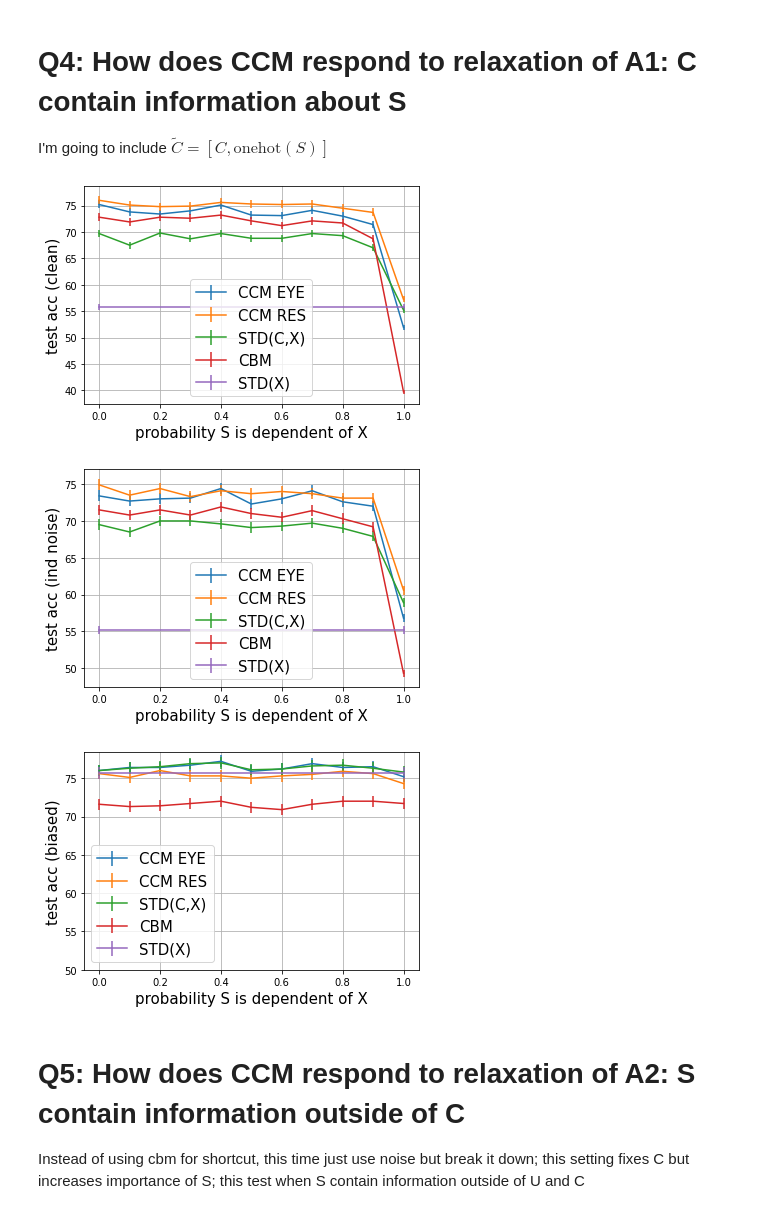
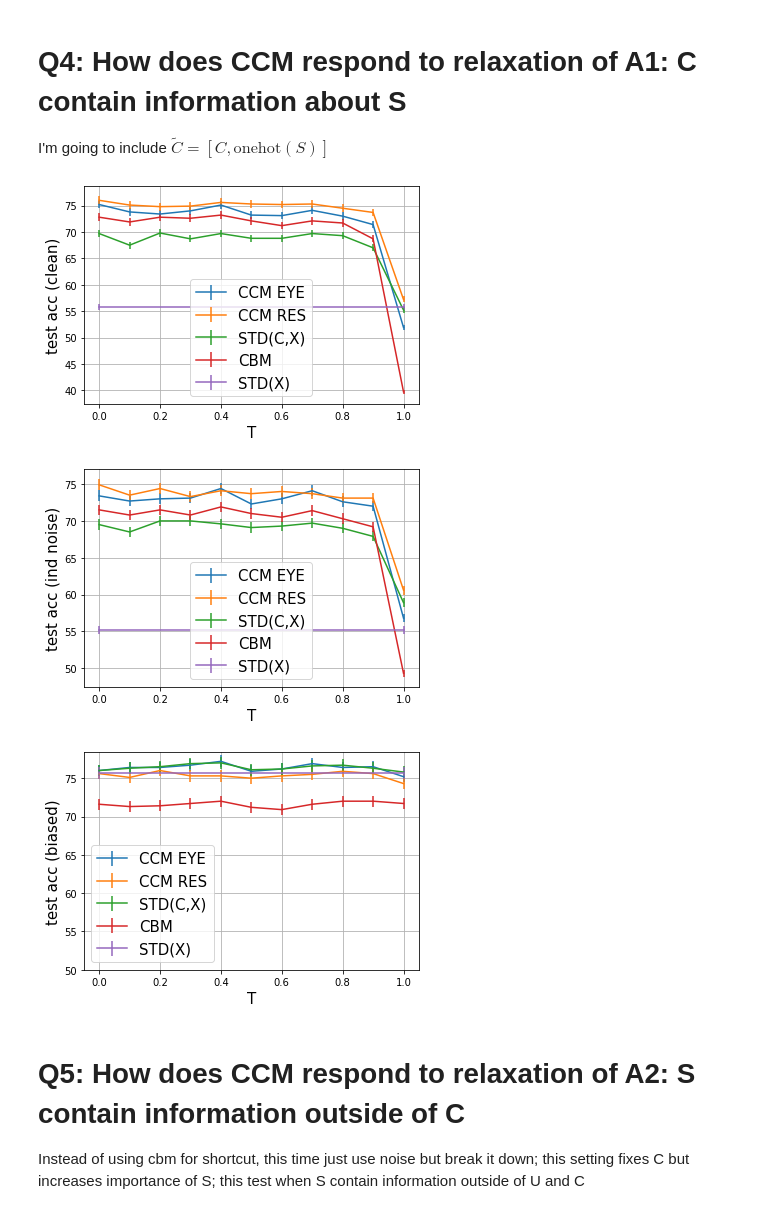
Before and after one commit to nathanwang000/ConceptCredibleModel, a Jupyter notebook: notebooks/Q4_Q5.ipynb, the cells around one changed output. Cells and saved outputs as stored; diff of their text form; code cells hidden in the pictures.

```diff
--- a/notebooks/Q4_Q5.ipynb
+++ b/notebooks/Q4_Q5.ipynb
@@ -107,7 +107,7 @@ def plot_d_noise(d, dim=0, label=None):
     yerr = list(zip(*[get_error(a/100.0) for a in y]))
     plt.errorbar(x, y, yerr=yerr, label=label)
 
-xlabel = "probability S is dependent of X"
+xlabel = "T" #"probability S is dependent of X"
 
 plot_d_noise(perf_dict_eye, 0, "CCM EYE")
 plot_d_noise(perf_dict_ccmr, 0, "CCM RES")
@@ -119,36 +119,36 @@ plt.xlabel(xlabel, fontsize=15)
 plt.legend(fontsize=15)
 plt.grid()
 plt.savefig('figures/clean_t_cub.png')
 plt.show()
 
 plot_d_noise(perf_dict_eye, 1, "CCM EYE")
 plot_d_noise(perf_dict_ccmr, 1, "CCM RES")
 plot_d_noise(perf_dict_stdcx, 1, "STD(C,X)")
 plot_d_noise(perf_dict_cbm, 1, "CBM")
 plot_d_noise(perf_dict_stdx, 1, "STD(X)")
 plt.ylabel('test acc (ind noise)', fontsize=15)
 plt.xlabel(xlabel, fontsize=15)
 plt.legend(fontsize=15)
 plt.grid()
 plt.savefig('figures/ind_t_cub.png')
 plt.show()
 
 plot_d_noise(perf_dict_eye, 2, "CCM EYE")
 plot_d_noise(perf_dict_ccmr, 2, "CCM RES")
 plot_d_noise(perf_dict_stdcx, 2, "STD(C,X)")
 plot_d_noise(perf_dict_cbm, 2, "CBM")
 plot_d_noise(perf_dict_stdx, 2, "STD(X)")
 plt.ylabel('test acc (biased)', fontsize=15)
 plt.xlabel(xlabel, fontsize=15)
 plt.legend(fontsize=15)
 plt.ylim(50)
 plt.grid()
 plt.savefig('figures/bias_t_cub.png')
 plt.show()
 # %% [output]
-[figure, old version]
+[figure, new version]
-[figure, old version]
+[figure, new version]
-[figure, old version]
+[figure, new version]
 # %% [markdown]
 # Q5: How does CCM respond to relaxation of A2: S contain information outside of C
 
```
Also changed, not shown: 7 other files.
